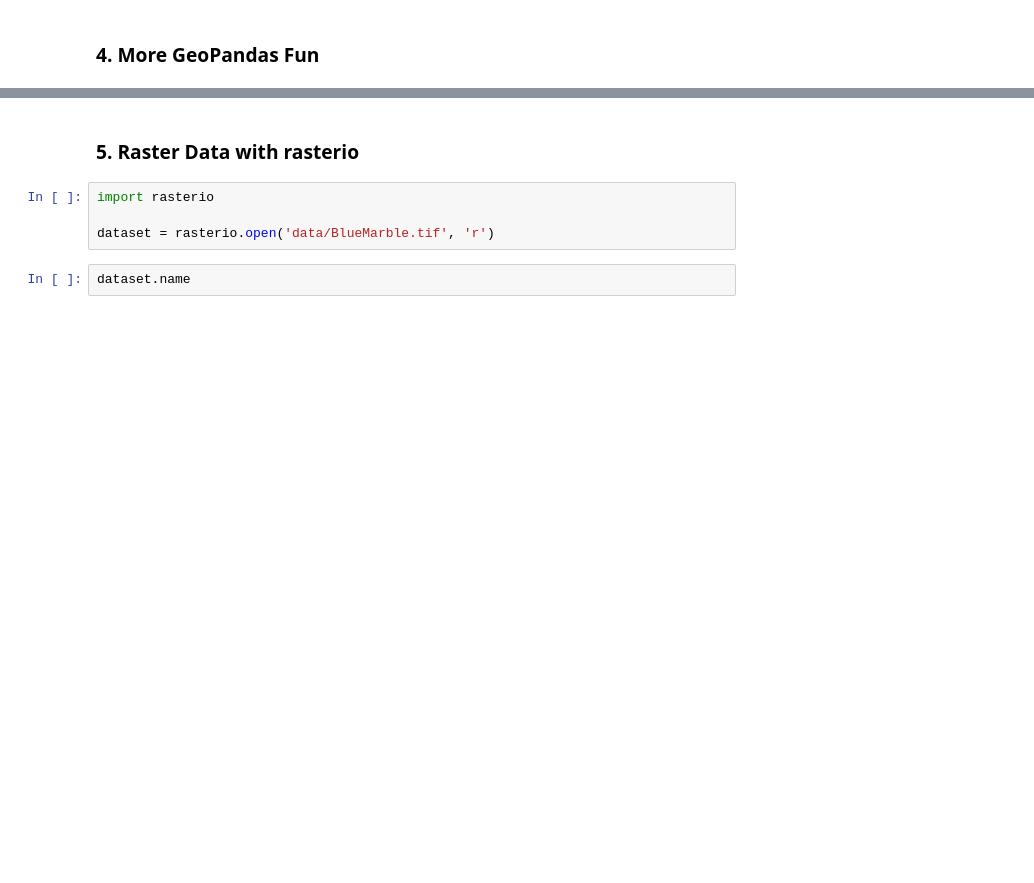
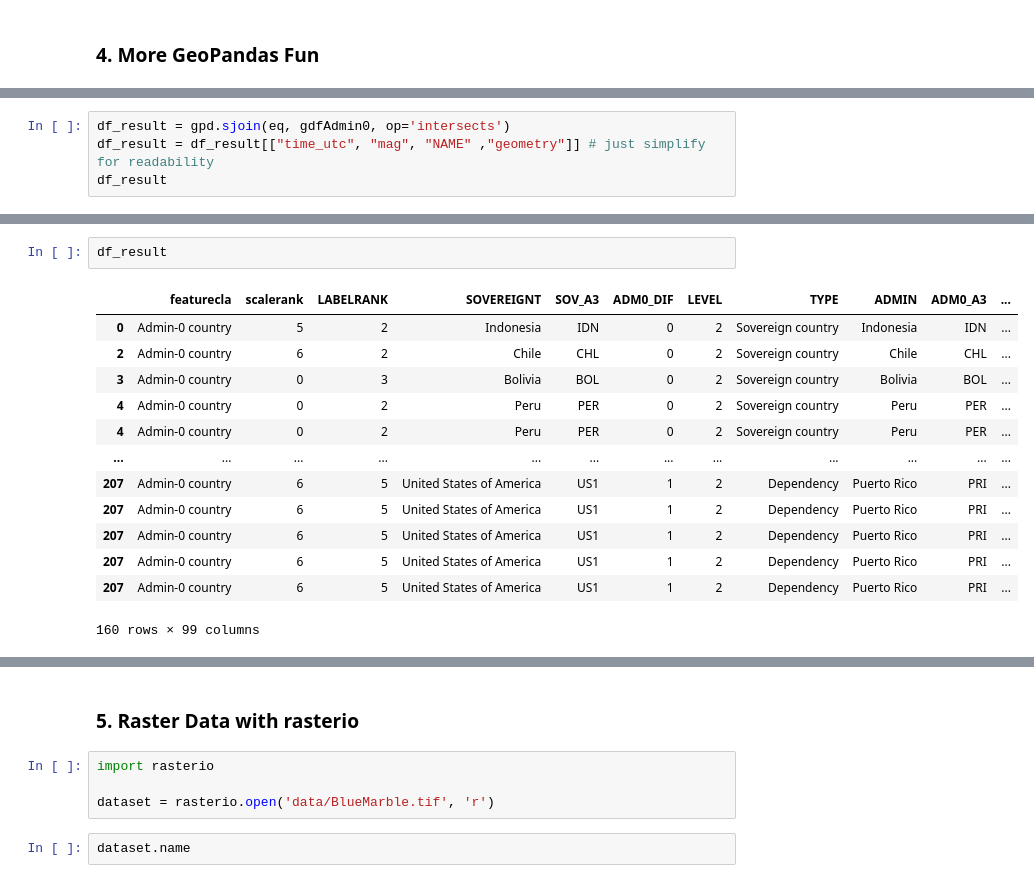
Before and after one commit to martinchristen/pythonpizzahamburg2021, a Jupyter notebook: Pizza.ipynb, the cells around one changed output, grey strips where cells are left out. Drawn from its saved outputs; the diff is of its cells as text; blank space fills up the shorter version.

```diff
--- a/Pizza.ipynb
+++ b/Pizza.ipynb
@@ -319,0 +429,4 @@ ch
+# %%
+df_result = gpd.sjoin(eq, gdfAdmin0, op='intersects')
+df_result = df_result[["time_utc", "mag", "NAME" ,"geometry"]] # just simplify for readability
+df_result
@@ -322,3 +470,19 @@ ch.plot();
+# %%
+df_result
+# %% [output]
+|  | featurecla | scalerank | LABELRANK | SOVEREIGNT | SOV_A3 | ADM0_DIF | LEVEL | TYPE | ADMIN | ADM0_A3 | ... |
+| 0 | Admin-0 country | 5 | 2 | Indonesia | IDN | 0 | 2 | Sovereign country | Indonesia | IDN | ... |
+| 2 | Admin-0 country | 6 | 2 | Chile | CHL | 0 | 2 | Sovereign country | Chile | CHL | ... |
+| 3 | Admin-0 country | 0 | 3 | Bolivia | BOL | 0 | 2 | Sovereign country | Bolivia | BOL | ... |
+| 4 | Admin-0 country | 0 | 2 | Peru | PER | 0 | 2 | Sovereign country | Peru | PER | ... |
+| 4 | Admin-0 country | 0 | 2 | Peru | PER | 0 | 2 | Sovereign country | Peru | PER | ... |
+| ... | ... | ... | ... | ... | ... | ... | ... | ... | ... | ... | ... |
+| 207 | Admin-0 country | 6 | 5 | United States of America | US1 | 1 | 2 | Dependency | Puerto Rico | PRI | ... |
+| 207 | Admin-0 country | 6 | 5 | United States of America | US1 | 1 | 2 | Dependency | Puerto Rico | PRI | ... |
+| 207 | Admin-0 country | 6 | 5 | United States of America | US1 | 1 | 2 | Dependency | Puerto Rico | PRI | ... |
+| 207 | Admin-0 country | 6 | 5 | United States of America | US1 | 1 | 2 | Dependency | Puerto Rico | PRI | ... |
+| 207 | Admin-0 country | 6 | 5 | United States of America | US1 | 1 | 2 | Dependency | Puerto Rico | PRI | ... |
+160 rows × 99 columns
 # %%
 import folium
 
```
Also changed, not shown: parts of 34 cells of this notebook.
